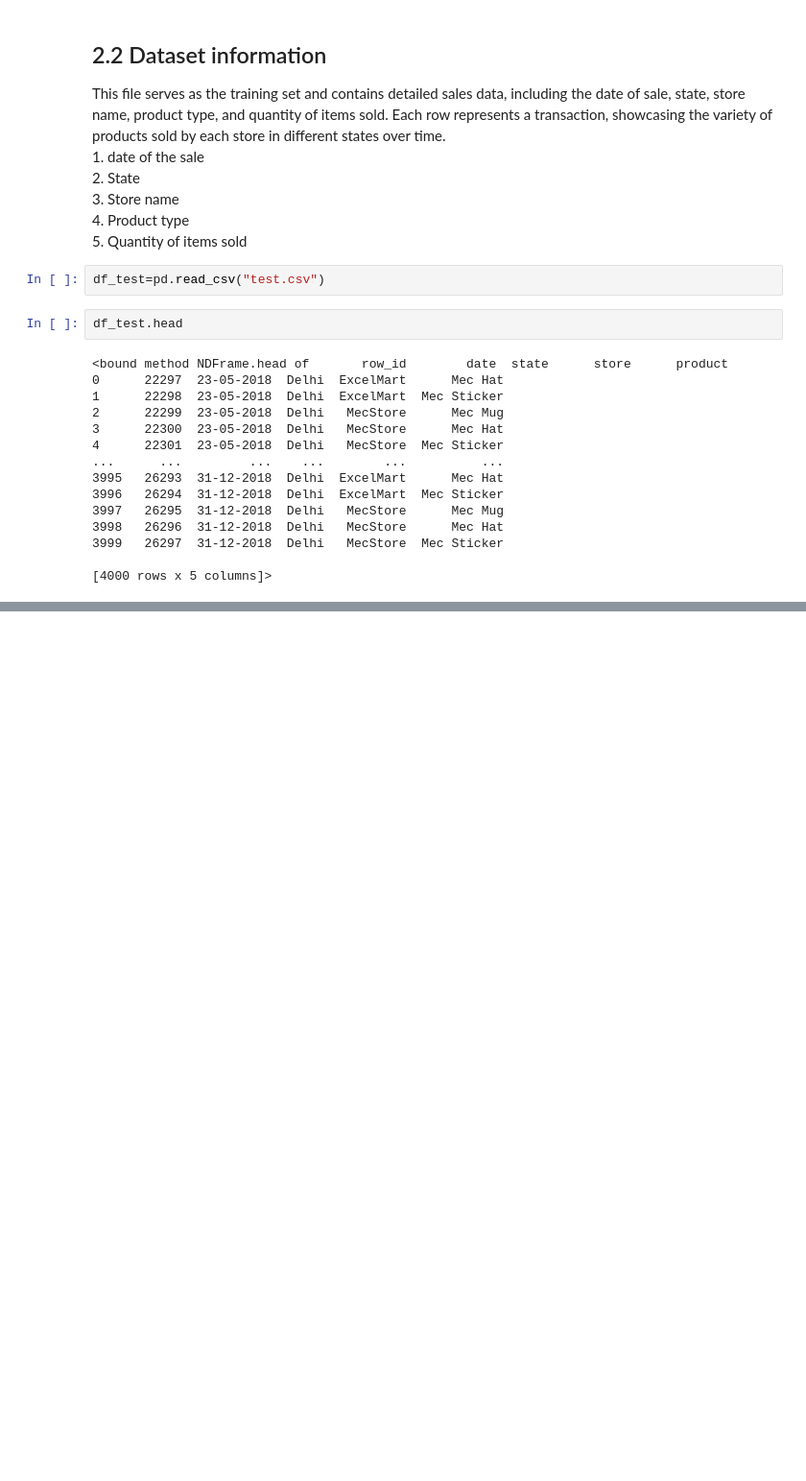
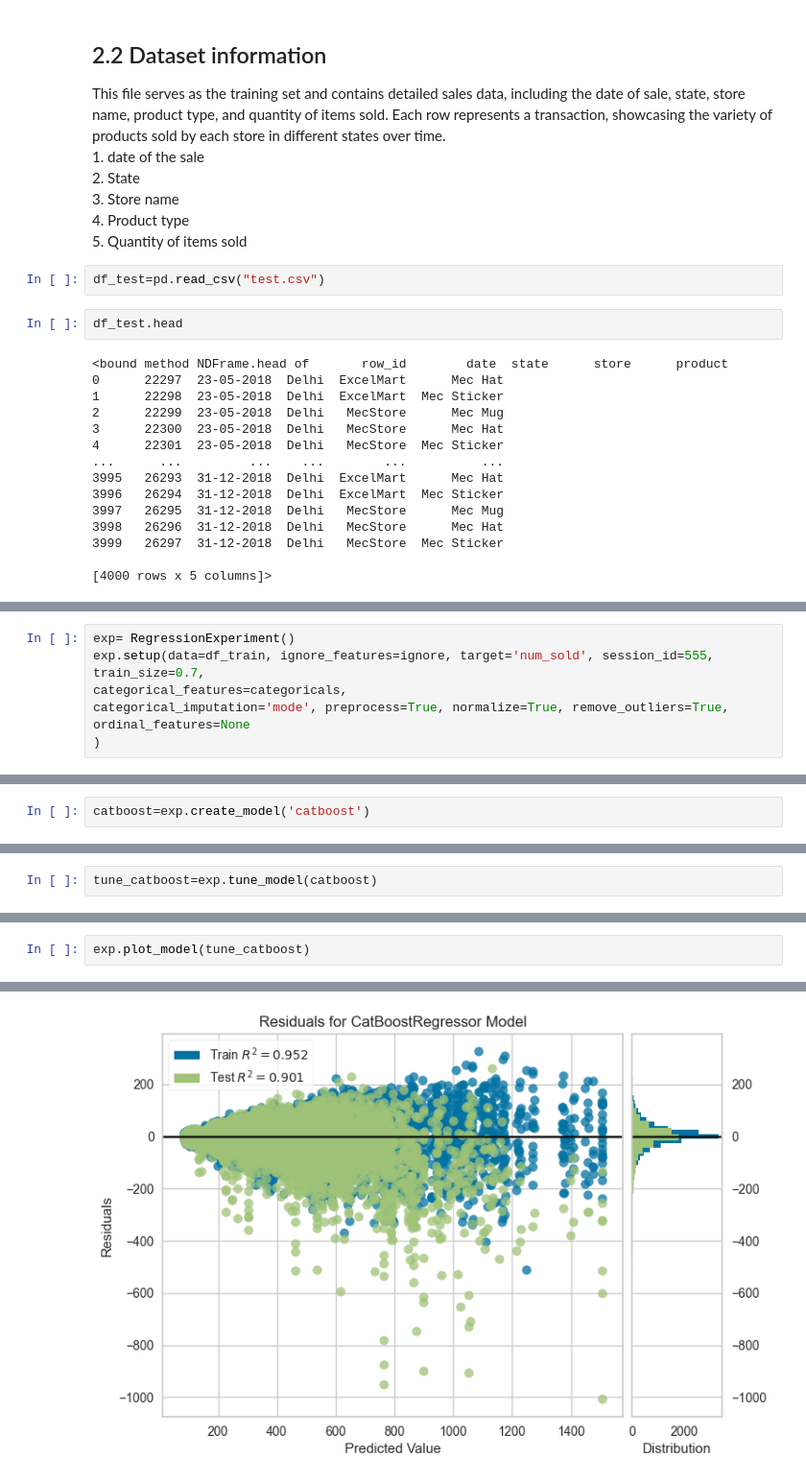
Before and after one commit to karthikgkumar/NeuralNet, a Jupyter notebook: EDA_excel.ipynb, the cells around one changed output, grey strips where cells are left out. Shown: that part at 96% size. Saved outputs shown, nothing was run; the diff lists cells and outputs as text; blank space fills up the shorter version.

Commit message:
training model complete

```diff
--- a/EDA_excel.ipynb
+++ b/EDA_excel.ipynb
@@ -65,0 +93,6 @@ ImportError: cannot import name 'interp' from 'scipy' (E:\01_BTECH CS\datascienc
+# %%
+exp= RegressionExperiment()
+exp.setup(data=df_train, ignore_features=ignore, target='num_sold', session_id=555, train_size=0.7,
+categorical_features=categoricals,
+categorical_imputation='mode', preprocess=True, normalize=True, remove_outliers=True, ordinal_features=None
+)
@@ -65,0 +142,2 @@ ImportError: cannot import name 'interp' from 'scipy' (E:\01_BTECH CS\datascienc
+# %%
+catboost=exp.create_model('catboost')
@@ -65,0 +161,2 @@ ImportError: cannot import name 'interp' from 'scipy' (E:\01_BTECH CS\datascienc
+# %%
+tune_catboost=exp.tune_model(catboost)
@@ -65,0 +181,3 @@ ImportError: cannot import name 'interp' from 'scipy' (E:\01_BTECH CS\datascienc
+# %%
+exp.plot_model(tune_catboost)
+# %% [output]
@@ -65,0 +185 @@ ImportError: cannot import name 'interp' from 'scipy' (E:\01_BTECH CS\datascienc
+[figure, added]
```
Also changed, not shown: parts of 21 cells of this notebook, 5 other files.
